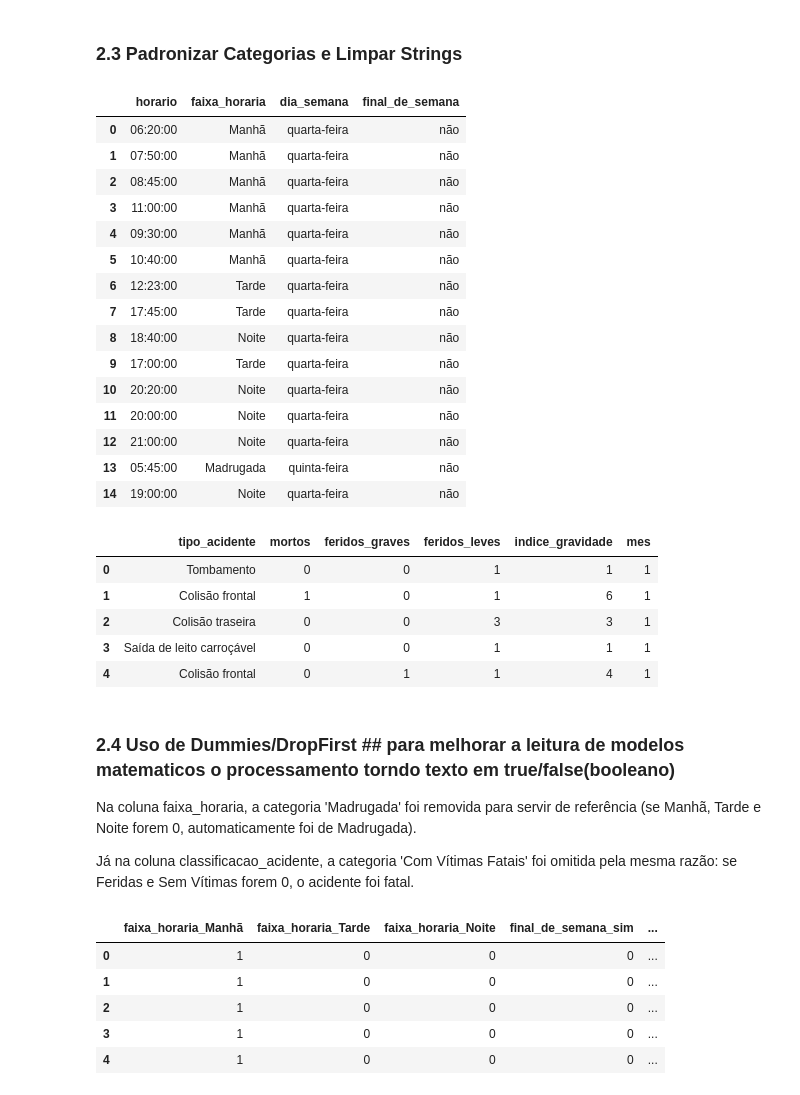
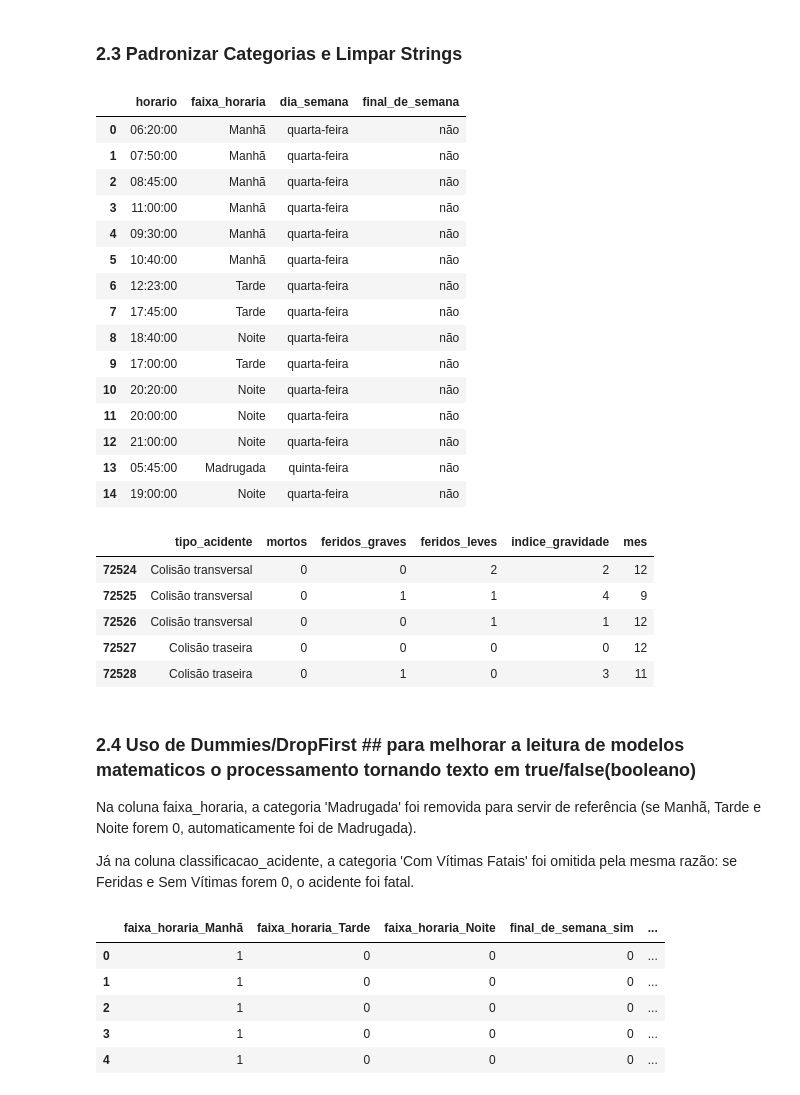
Before and after one commit to amalicef-sys/Projeto-Caixaverso-2026, a Jupyter notebook: notebook/analise_acidentes_2025.ipynb, the cells around one changed output. Saved outputs shown, nothing was run; the diff lists cells and outputs as text; code cells hidden in the pictures.

Commit message:
feat(etapa-2): atualiza ajustes pontuais de nomes e textos

```diff
--- a/notebook/analise_acidentes_2025.ipynb
+++ b/notebook/analise_acidentes_2025.ipynb
@@ -2019,8 +2019,10 @@ display(df[df['id'] == 652519][['id', 'mortos', 'feridos', 'classificacao_aciden
 # %%
 import numpy as np
 
-# Extrai os dois primeiros digitos após transformar str em int (pergunta 5)
+# Extrai os dois primeiros digitos após transformar str em int. Visando responder a pergunta ** 5- Em quais meses e períodos do dia ocorre a maior concentração de acidentes
 hora = df['horario'].str[:2].astype(int)
+
+###>criamos faixas de horario, finais de semana para facilitar análise de sazonalidade.
 
 # Divide horario em grupos/períodos com pd.cut
 df['faixa_horaria'] = pd.cut(
@@ -2041,44 +2043,44 @@ df['final_de_semana'] = np.where(
 display(df[['horario', 'faixa_horaria', 'dia_semana', 'final_de_semana']].head(15))
 
 
-# 3. Feature: indice_gravidade (cálculo ponderado de dano humano para a Pergunta 3)
+# 3. Feature: indice_gravidade (cálculo ponderado de dano humano para a Pergunta 3) ** 3 - Quais tipos de acidentes apresentam maior gravidade, considerando o número de mortos e feridos?
 
 #calculo ponderado por gravidade do acidente.
 ##### * **Peso 5:** Vítima Fatal.
 ##### * **Peso 3:** Vítima grave com risco de sequelas e internações.
 ##### * **Peso 1:** Escoriações e lesões leves.
 ##### * **Pontuação 0:** Acidentes sem vítimas
 df['indice_gravidade'] = (df['mortos'] * 5) + (df['feridos_graves'] * 3) + (df['feridos_leves'] * 1)
 
 ##  extrai o numero do mes e acrescenta a coluna mes.
 df['mes'] = df['data_inversa'].dt.month
 # Validação focada nas novas métricas
-df[['tipo_acidente', 'mortos', 'feridos_graves', 'feridos_leves', 'indice_gravidade', 'mes']].head()
+df[['tipo_acidente', 'mortos', 'feridos_graves', 'feridos_leves', 'indice_gravidade', 'mes']].tail()
 # %% [output]
 |  | horario | faixa_horaria | dia_semana | final_de_semana |
 | 0 | 06:20:00 | Manhã | quarta-feira | não |
 | 1 | 07:50:00 | Manhã | quarta-feira | não |
 | 2 | 08:45:00 | Manhã | quarta-feira | não |
 | 3 | 11:00:00 | Manhã | quarta-feira | não |
 | 4 | 09:30:00 | Manhã | quarta-feira | não |
 | 5 | 10:40:00 | Manhã | quarta-feira | não |
 | 6 | 12:23:00 | Tarde | quarta-feira | não |
 | 7 | 17:45:00 | Tarde | quarta-feira | não |
 | 8 | 18:40:00 | Noite | quarta-feira | não |
 | 9 | 17:00:00 | Tarde | quarta-feira | não |
 | 10 | 20:20:00 | Noite | quarta-feira | não |
 | 11 | 20:00:00 | Noite | quarta-feira | não |
 | 12 | 21:00:00 | Noite | quarta-feira | não |
 | 13 | 05:45:00 | Madrugada | quinta-feira | não |
 | 14 | 19:00:00 | Noite | quarta-feira | não |
 |  | tipo_acidente | mortos | feridos_graves | feridos_leves | indice_gravidade | mes |
-| 0 | Tombamento | 0 | 0 | 1 | 1 | 1 |
-| 1 | Colisão frontal | 1 | 0 | 1 | 6 | 1 |
-| 2 | Colisão traseira | 0 | 0 | 3 | 3 | 1 |
-| 3 | Saída de leito carroçável | 0 | 0 | 1 | 1 | 1 |
-| 4 | Colisão frontal | 0 | 1 | 1 | 4 | 1 |
+| 72524 | Colisão transversal | 0 | 0 | 2 | 2 | 12 |
+| 72525 | Colisão transversal | 0 | 1 | 1 | 4 | 9 |
+| 72526 | Colisão transversal | 0 | 0 | 1 | 1 | 12 |
+| 72527 | Colisão traseira | 0 | 0 | 0 | 0 | 12 |
+| 72528 | Colisão traseira | 0 | 1 | 0 | 3 | 11 |
 # %% [markdown]
-### 2.4 Uso de Dummies/DropFirst ## para melhorar a leitura de modelos matematicos o processamento torndo texto em true/false(booleano)
+### 2.4 Uso de Dummies/DropFirst ## para melhorar a leitura de modelos matematicos o processamento tornando texto em true/false(booleano)
 Na coluna faixa_horaria, a categoria 'Madrugada' foi removida para servir de referência (se Manhã, Tarde e Noite forem 0, automaticamente foi de Madrugada).
 
 Já na coluna classificacao_acidente, a categoria 'Com Vítimas Fatais' foi omitida pela mesma razão: se Feridas e Sem Vítimas forem 0, o acidente foi fatal.
```
Also changed, not shown: parts of 11 cells of this notebook.
